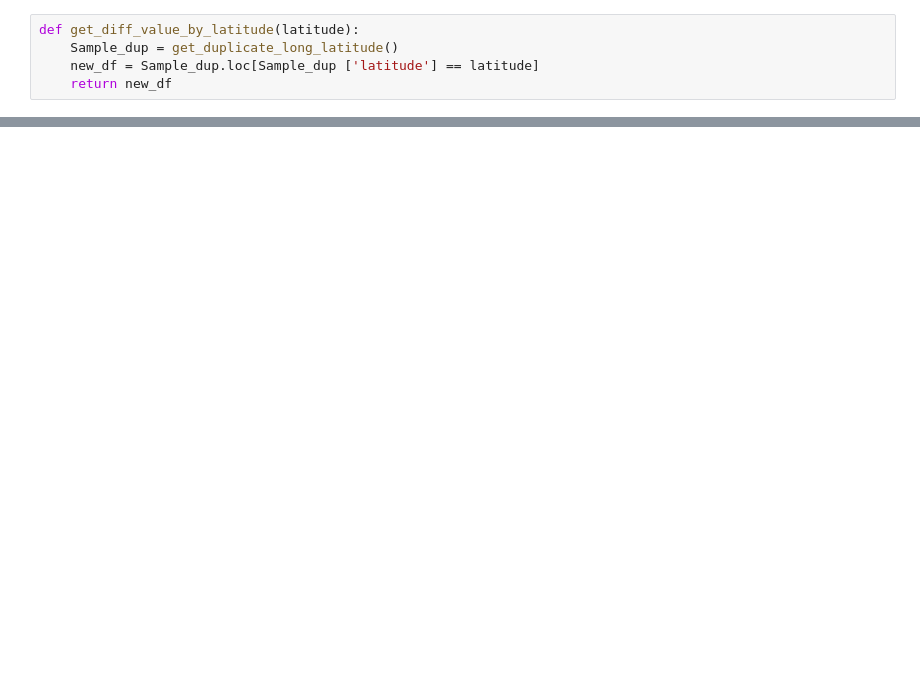
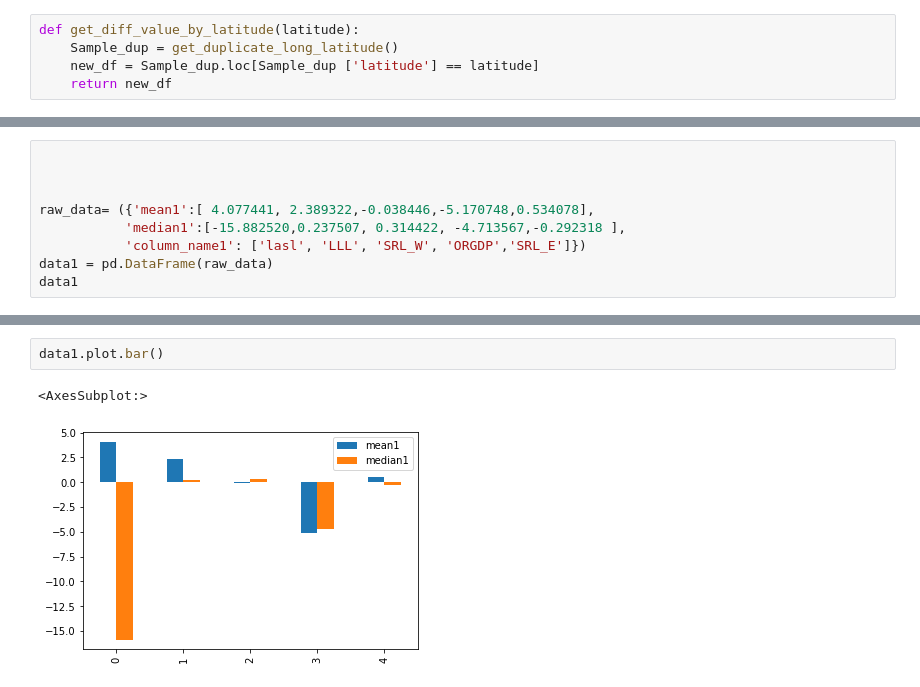
Before and after one commit to sharmilathapa/unicorn, a Jupyter notebook: intern.ipynb, the cells around one changed output, grey strips where cells are left out. Saved outputs shown, nothing was run; the diff lists cells and outputs as text; blank space fills up the shorter version.

```diff
--- a/intern.ipynb
+++ b/intern.ipynb
@@ -177,0 +414,9 @@ mean.plot(kind='bar')
+# %%
+
+
+
+raw_data= ({'mean1':[ 4.077441, 2.389322,-0.038446,-5.170748,0.534078],
+           'median1':[-15.882520,0.237507, 0.314422, -4.713567,-0.292318 ],
+           'column_name1': ['lasl', 'LLL', 'SRL_W', 'ORGDP','SRL_E']})
+data1 = pd.DataFrame(raw_data)
+data1
@@ -177,0 +430,5 @@ mean.plot(kind='bar')
+# %%
+data1.plot.bar()
+# %% [output]
+<AxesSubplot:>
+[figure, added]
```
Also changed, not shown: parts of 36 cells of this notebook, 2 other files.
